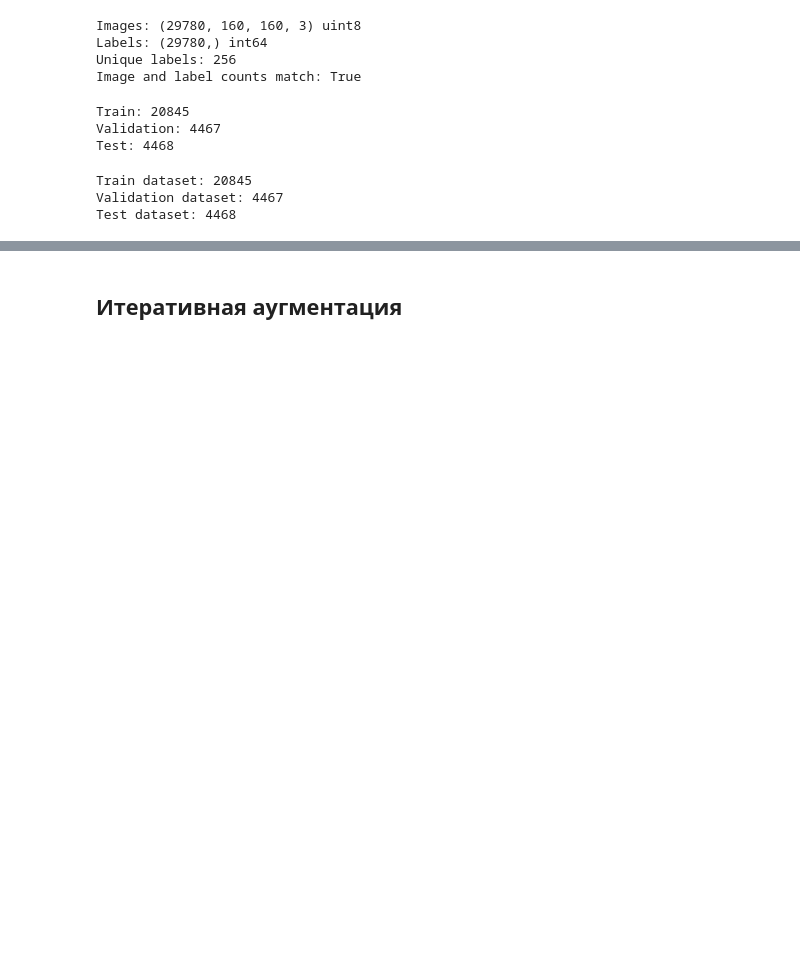
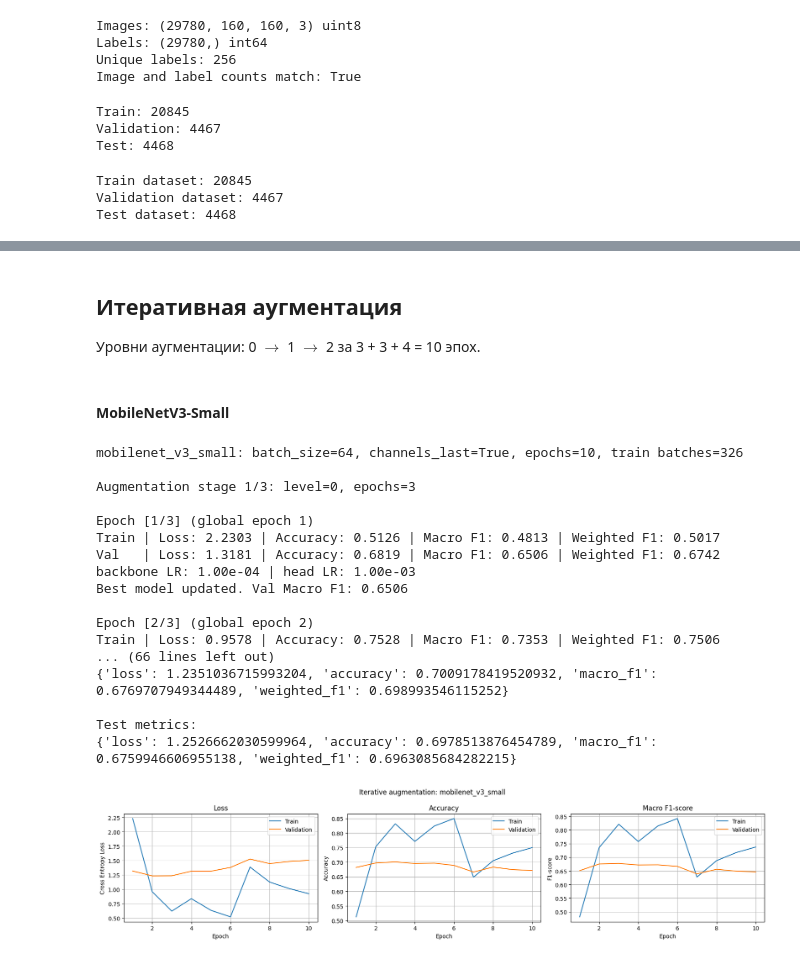
Before and after one commit to golkaem/applied-ml, a Jupyter notebook: hw1/solution.ipynb, the cells around one changed output, grey strips where cells are left out. Cells and saved outputs as stored; diff of their text form; code cells hidden in the pictures; blank space fills up the shorter version.

Commit message:
Add full training results for all techniques

```diff
--- a/hw1/solution.ipynb
+++ b/hw1/solution.ipynb
@@ -82,6 +92,11 @@ CLASSIFIER_LR = 1e-3
 WEIGHT_DECAY = 1e-4
 BASELINE_PREFIX = "baseline_local"
 
+# The baseline is already trained
+# False: reuse its checkpoints instead of retraining
+# True: retraine
+RETRAIN_BASELINE = False
+
 # Baseline settings
 MODEL_SETTINGS = {
     "mobilenet_v3_small": ModelSettings(
@@ -98,6 +113,28 @@ MODEL_SETTINGS = {
     ),
 }
 
+# Augmentation settings
+# 3+3+4 = 10 epochs, as in the baseline
+AUG_STAGES = [
+    AugmentationStage(level=0, epochs=3),
+    AugmentationStage(level=1, epochs=3),
+    AugmentationStage(level=2, epochs=4),
+]
+
+# Unfreezing settings
+# 2+3+3+2 = 10 epochs, as in the baseline
+UNFREEZE_STAGES = [
+    UnfreezeStage(group="head", epochs=2),  # lr 1e-3
+    UnfreezeStage(group="late", epochs=3),  # lr 1e-4
+    UnfreezeStage(group="mid", epochs=3),  # lr 1e-5
+    UnfreezeStage(group="early", epochs=2),  # lr 1e-6
+]
+
+# Pseudo-labeling settings
+# The teacher is the trained baseline and only confident predictions
+# on test images are added to the training set
+PSEUDO_CONFIDENCE_THRESHOLD = 0.9
+
 for directory in [DATA_DIR, PREPROCESSED_DIR, CHECKPOINT_DIR]:
     directory.mkdir(parents=True, exist_ok=True)
 
@@ -267,5 +287,39 @@ Saved comparison table to d:\repos\applied-ml\hw1\data\checkpoints\baseline_comp
 | Model |  |  |  |  |  |  |  | ... |
 | shufflenet_v2_x1_0 | 1.141420 | 0.719051 | 0.695798 | 0.717463 | 1.192040 | 0.714637 | 0.691546 | ... |
 | mobilenet_v3_small | 1.285354 | 0.706067 | 0.685663 | 0.707451 | 1.295513 | 0.704790 | 0.684898 | ... |
-# %% [markdown]
-## Итеративная аугментация
+# %% [markdown]
+## Итеративная аугментация
+
+Уровни аугментации: 0 $\to$ 1 $\to$ 2 за 3 + 3 + 4 = 10 эпох.
+# %% [markdown]
+#### MobileNetV3-Small
+# %%
+iter_aug_results = {}
+# %%
+iter_aug_results[mobilenet_name] = run_baseline_experiment(
+    model_name=mobilenet_name,
+    settings=MODEL_SETTINGS[mobilenet_name],
+    config=baseline_config,
+    aug_stages=AUG_STAGES,
+    experiment_prefix="iter_aug_local",
+    title_prefix="Iterative augmentation",
+)
+# %% [output]
+mobilenet_v3_small: batch_size=64, channels_last=True, epochs=10, train batches=326
+
+Augmentation stage 1/3: level=0, epochs=3
+
+Epoch [1/3] (global epoch 1)
+Train | Loss: 2.2303 | Accuracy: 0.5126 | Macro F1: 0.4813 | Weighted F1: 0.5017
+Val   | Loss: 1.3181 | Accuracy: 0.6819 | Macro F1: 0.6506 | Weighted F1: 0.6742
+backbone LR: 1.00e-04 | head LR: 1.00e-03
+Best model updated. Val Macro F1: 0.6506
+
+Epoch [2/3] (global epoch 2)
+Train | Loss: 0.9578 | Accuracy: 0.7528 | Macro F1: 0.7353 | Weighted F1: 0.7506
+... (66 lines left out)
+{'loss': 1.2351036715993204, 'accuracy': 0.7009178419520932, 'macro_f1': 0.6769707949344489, 'weighted_f1': 0.698993546115252}
+
+Test metrics:
+{'loss': 1.2526662030599964, 'accuracy': 0.6978513876454789, 'macro_f1': 0.6759946606955138, 'weighted_f1': 0.6963085684282215}
+[figure, added]
```
Also changed, not shown: parts of 39 cells of this notebook.
